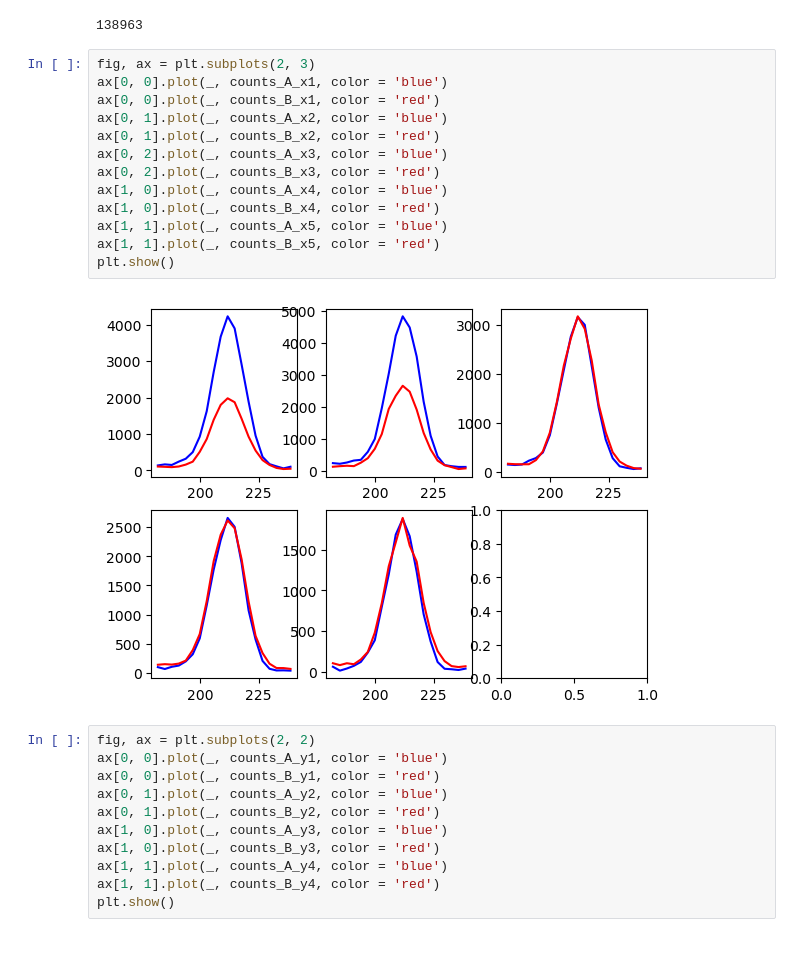
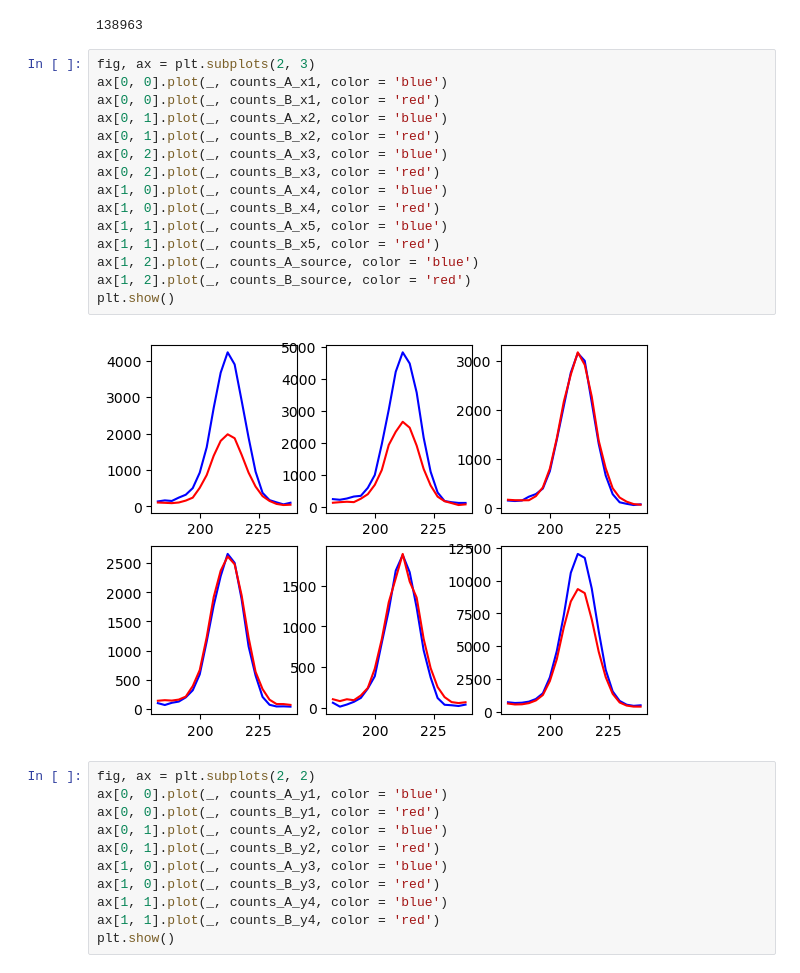
Before and after one commit to jrc-rodriguez/particle_physics, a Jupyter notebook: particle_physics.ipynb, the cells around one changed output. Cells and saved outputs as stored; diff of their text form.

```diff
--- a/particle_physics.ipynb
+++ b/particle_physics.ipynb
@@ -308,18 +308,20 @@ print(sum(counts_A_source) + sum(counts_B_source))
 # %%
 fig, ax = plt.subplots(2, 3)
 ax[0, 0].plot(_, counts_A_x1, color = 'blue')
 ax[0, 0].plot(_, counts_B_x1, color = 'red')
 ax[0, 1].plot(_, counts_A_x2, color = 'blue')
 ax[0, 1].plot(_, counts_B_x2, color = 'red')
 ax[0, 2].plot(_, counts_A_x3, color = 'blue')
 ax[0, 2].plot(_, counts_B_x3, color = 'red')
 ax[1, 0].plot(_, counts_A_x4, color = 'blue')
 ax[1, 0].plot(_, counts_B_x4, color = 'red')
 ax[1, 1].plot(_, counts_A_x5, color = 'blue')
 ax[1, 1].plot(_, counts_B_x5, color = 'red')
+ax[1, 2].plot(_, counts_A_source, color = 'blue')
+ax[1, 2].plot(_, counts_B_source, color = 'red')
 plt.show()
 # %% [output]
-[figure, old version]
+[figure, new version]
 # %%
 fig, ax = plt.subplots(2, 2)
 ax[0, 0].plot(_, counts_A_y1, color = 'blue')
```
Also changed, not shown: parts of 2 cells of this notebook.
